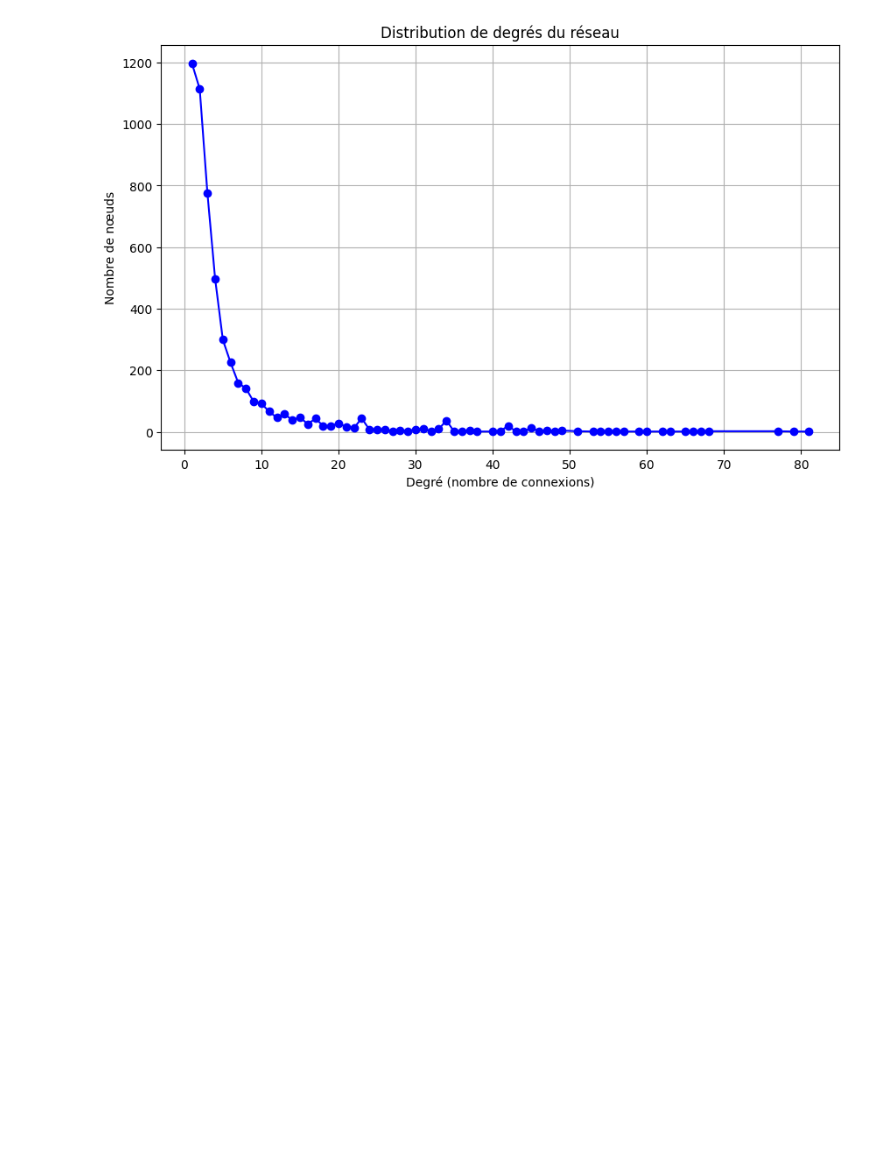
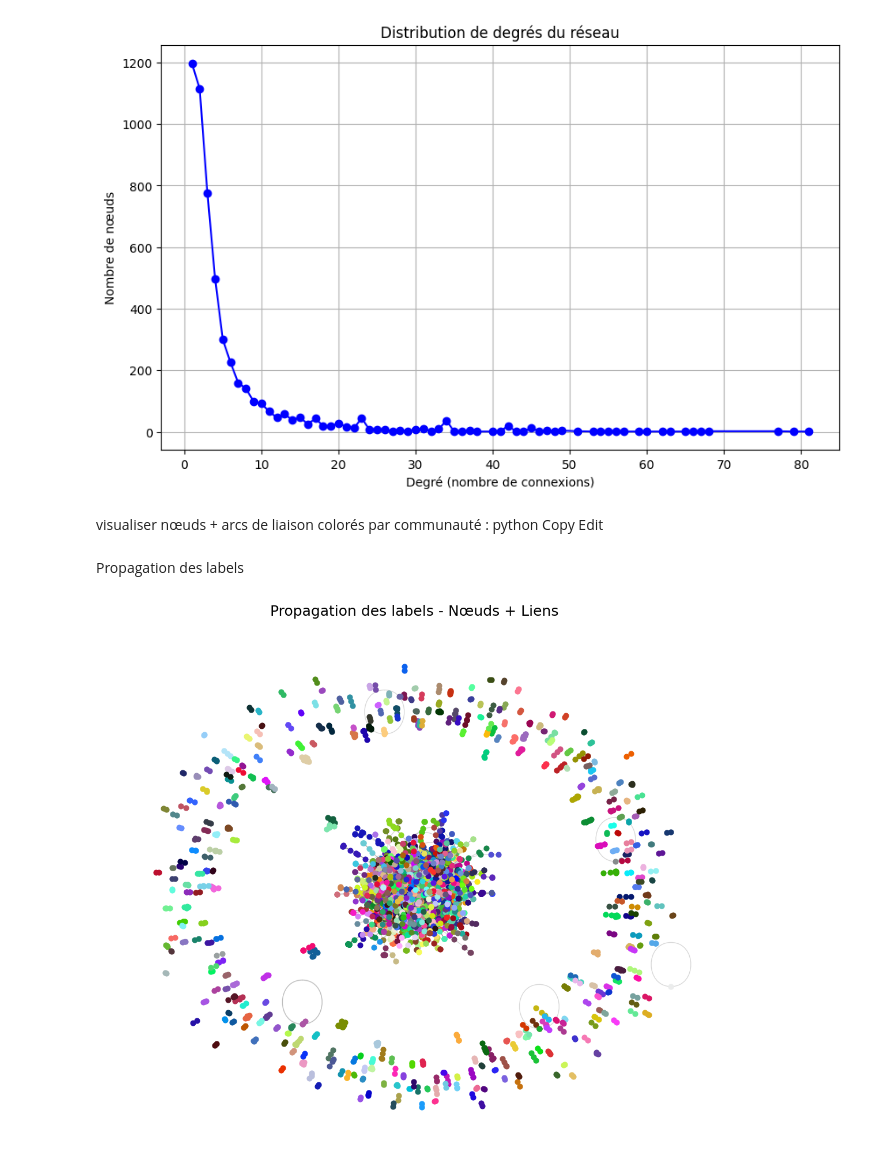
Before and after one commit to ayyyaa/Project, a Jupyter notebook: ProjetReseauSociaux.ipynb, the cells around one changed output. Drawn from its saved outputs; the diff is of its cells as text; code cells hidden in the pictures; blank space fills up the shorter version.

```diff
--- a/ProjetReseauSociaux.ipynb
+++ b/ProjetReseauSociaux.ipynb
@@ -226,3 +226,36 @@ plt.grid(True)
 plt.show()
 # %% [output]
 [figure]
+# %% [markdown]
+visualiser nœuds + arcs de liaison colorés par communauté :
+python
+Copy
+Edit
+# %%
+import matplotlib.pyplot as plt
+import networkx as nx
+import random
+
+def draw_communities_with_nodes_and_edges(G, communities, title):
+    pos = nx.spring_layout(G, seed=42)
+
+    plt.figure(figsize=(14, 12))
+
+    # Dessiner les arêtes (liens)
+    nx.draw_networkx_edges(G, pos, alpha=0.3, edge_color="gray")
+
+    # Dessiner les nœuds en fonction des communautés
+    for community in communities.communities:
+        color = [random.random() for _ in range(3)]
+        nx.draw_networkx_nodes(G, pos, nodelist=community,
+                               node_size=40, node_color=[color])
+
+    plt.title(title, fontsize=18)
+    plt.axis('off')
+    plt.show()
+# %% [markdown]
+ Propagation des labels
+# %%
+draw_communities_with_nodes_and_edges(G, labels_comm, "Propagation des labels - Nœuds + Liens")
+# %% [output]
+[figure, added]
```
Also changed, not shown: parts of 9 cells of this notebook.
